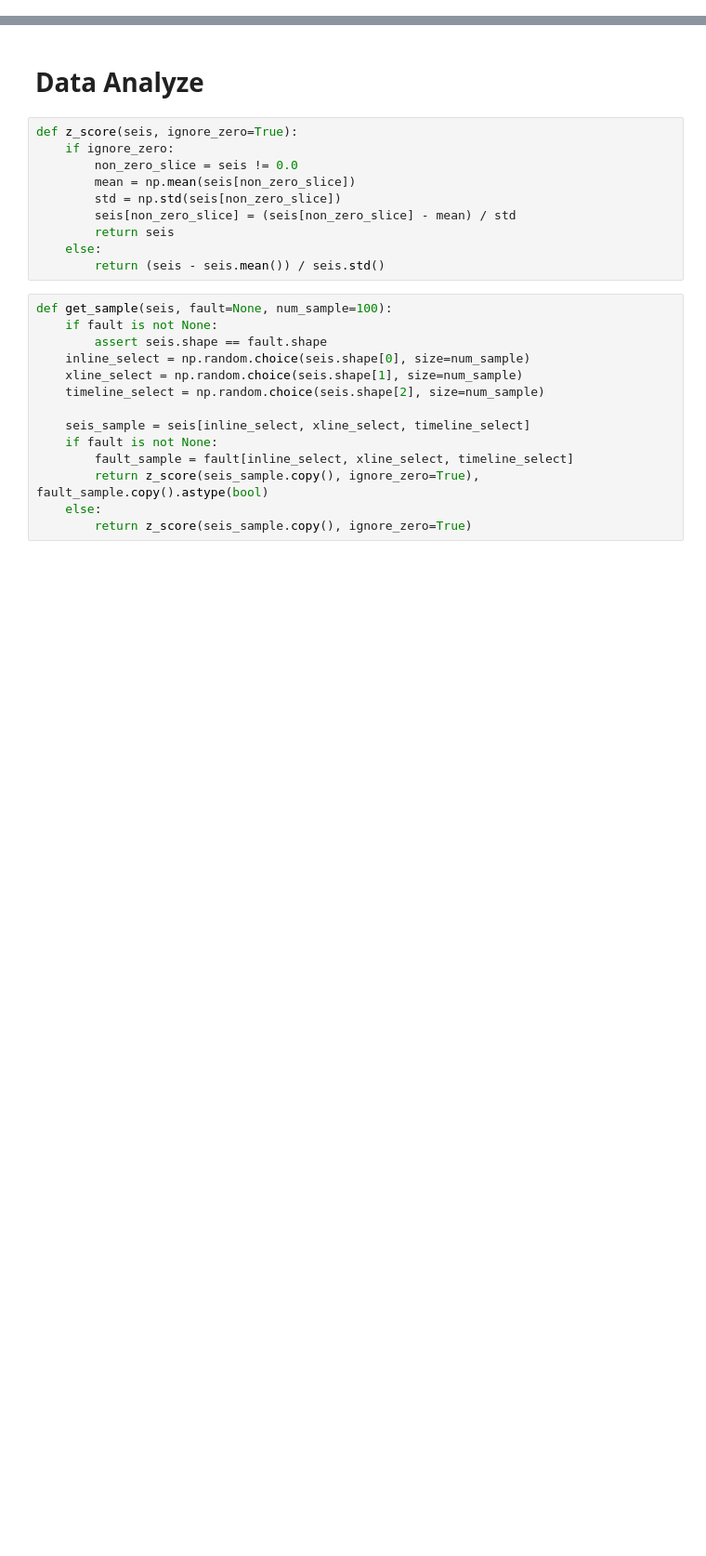
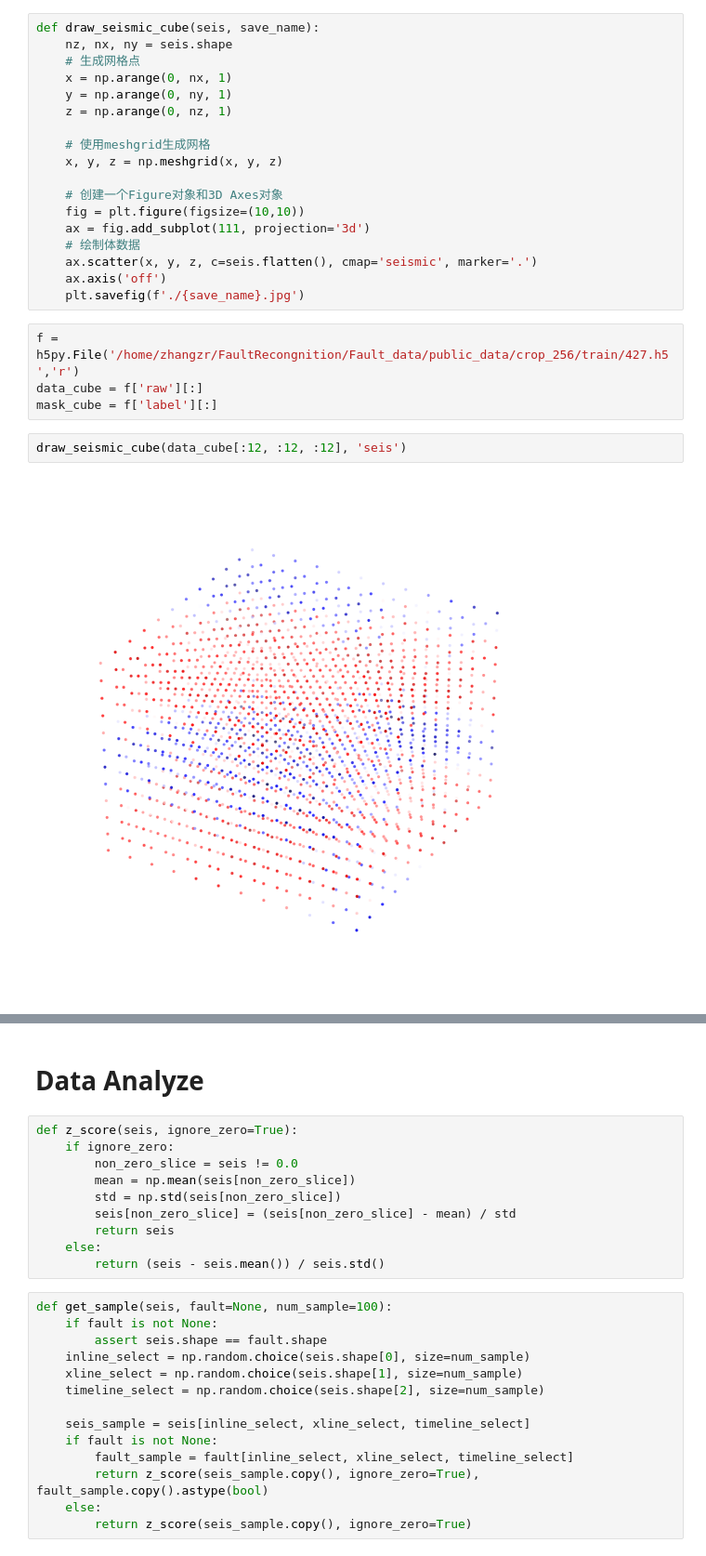
Before and after one commit to zezeze97/Fault_Recong, a Jupyter notebook: temp_vis.ipynb, the cells around one changed output, grey strips where cells are left out. Shown at 93% size. Cells and saved outputs as stored; diff of their text form; blank space fills up the shorter version.

```diff
--- a/temp_vis.ipynb
+++ b/temp_vis.ipynb
@@ -10,0 +87,26 @@ import pandas as pd
+# %%
+def draw_seismic_cube(seis, save_name):
+    nz, nx, ny = seis.shape
+    # 生成网格点
+    x = np.arange(0, nx, 1)
+    y = np.arange(0, ny, 1)
+    z = np.arange(0, nz, 1)
+
+    # 使用meshgrid生成网格
+    x, y, z = np.meshgrid(x, y, z)
+
+    # 创建一个Figure对象和3D Axes对象
+    fig = plt.figure(figsize=(10,10))
+    ax = fig.add_subplot(111, projection='3d')
+    # 绘制体数据
+    ax.scatter(x, y, z, c=seis.flatten(), cmap='seismic', marker='.')
+    ax.axis('off')
+    plt.savefig(f'./{save_name}.jpg')
+# %%
+f = h5py.File('/home/zhangzr/FaultRecongnition/Fault_data/public_data/crop_256/train/427.h5','r')
+data_cube = f['raw'][:]
+mask_cube = f['label'][:]
+# %%
+draw_seismic_cube(data_cube[:12, :12, :12], 'seis')
+# %% [output]
+[figure, added]
```
Also changed, not shown: parts of 16 cells of this notebook, 7 other files.
